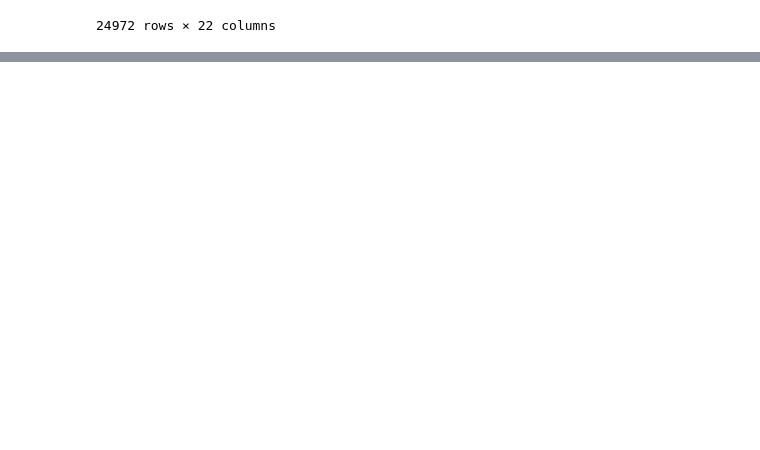
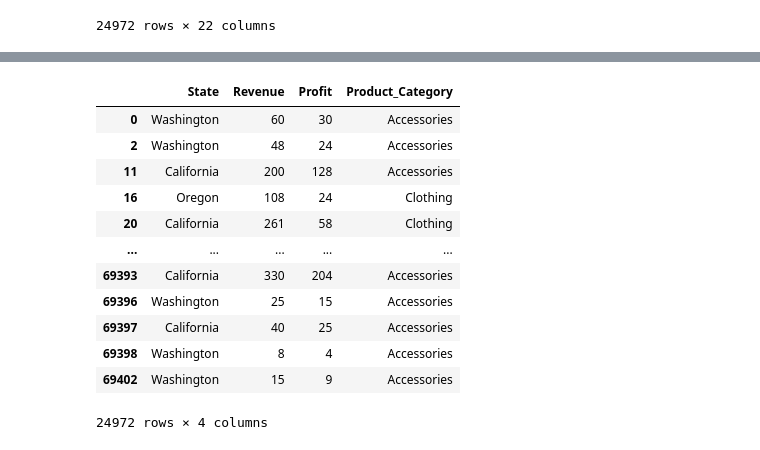
Before and after one commit to anitajn86/DATA-MINING-AND-ANALYTICS, a Jupyter notebook: PRACTICE 1/exampractice.ipynb, the cells around one changed output, grey strips where cells are left out. Saved outputs shown, nothing was run; the diff lists cells and outputs as text; code cells hidden in the pictures; blank space fills up the shorter version.

```diff
--- a/PRACTICE 1/exampractice.ipynb
+++ b/PRACTICE 1/exampractice.ipynb
@@ -174,0 +217,17 @@ USA
+# %%
+NewUSA=USA[['State','Revenue','Profit','Product_Category']]
+NewUSA
+# %% [output]
+|  | State | Revenue | Profit | Product_Category |
+| 0 | Washington | 60 | 30 | Accessories |
+| 2 | Washington | 48 | 24 | Accessories |
+| 11 | California | 200 | 128 | Accessories |
+| 16 | Oregon | 108 | 24 | Clothing |
+| 20 | California | 261 | 58 | Clothing |
+| ... | ... | ... | ... | ... |
+| 69393 | California | 330 | 204 | Accessories |
+| 69396 | Washington | 25 | 15 | Accessories |
+| 69397 | California | 40 | 25 | Accessories |
+| 69398 | Washington | 8 | 4 | Accessories |
+| 69402 | Washington | 15 | 9 | Accessories |
+24972 rows × 4 columns
```
Also changed, not shown: parts of 2 cells of this notebook.
